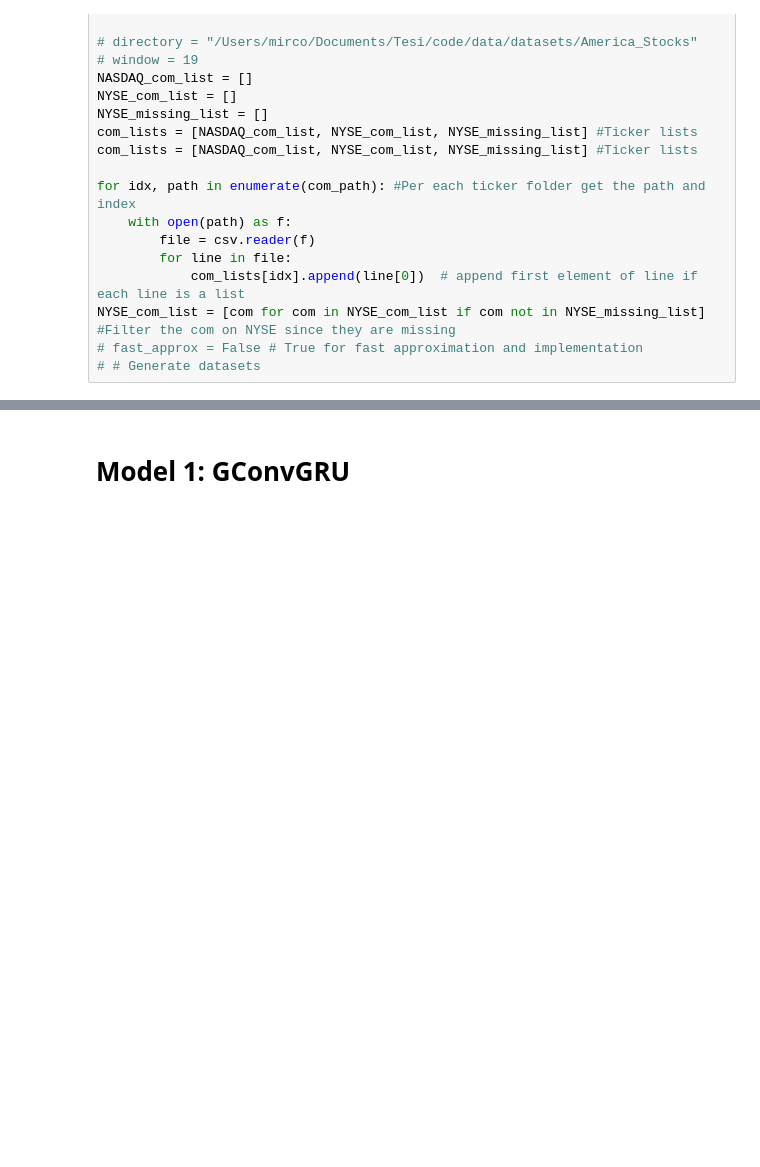
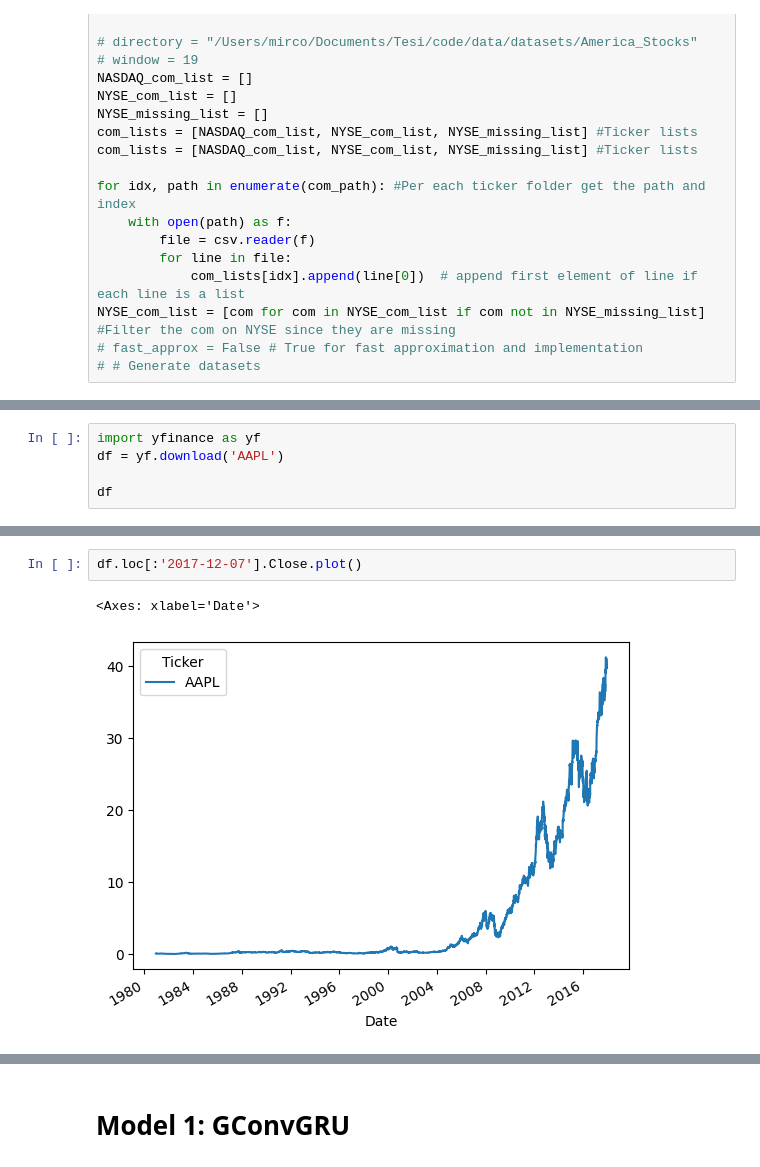
Before and after one commit to mircoloo/TemporalGNNReview, a Jupyter notebook: code/main.ipynb, the cells around one changed output, grey strips where cells are left out. Drawn from its saved outputs; the diff is of its cells as text; blank space fills up the shorter version.

```diff
--- a/code/main.ipynb
+++ b/code/main.ipynb
@@ -92,3 +91,8 @@ com_lists[1] = NYSE_com_list
 len(com_lists[1])
 # %% [output]
 20
+# %%
+import yfinance as yf
+df = yf.download('AAPL')
+
+df
@@ -94,0 +117,5 @@ len(com_lists[1])
+# %%
+df.loc[:'2017-12-07'].Close.plot()
+# %% [output]
+<Axes: xlabel='Date'>
+[figure, added]
```
Also changed, not shown: parts of 19 cells of this notebook, 2 other files.
